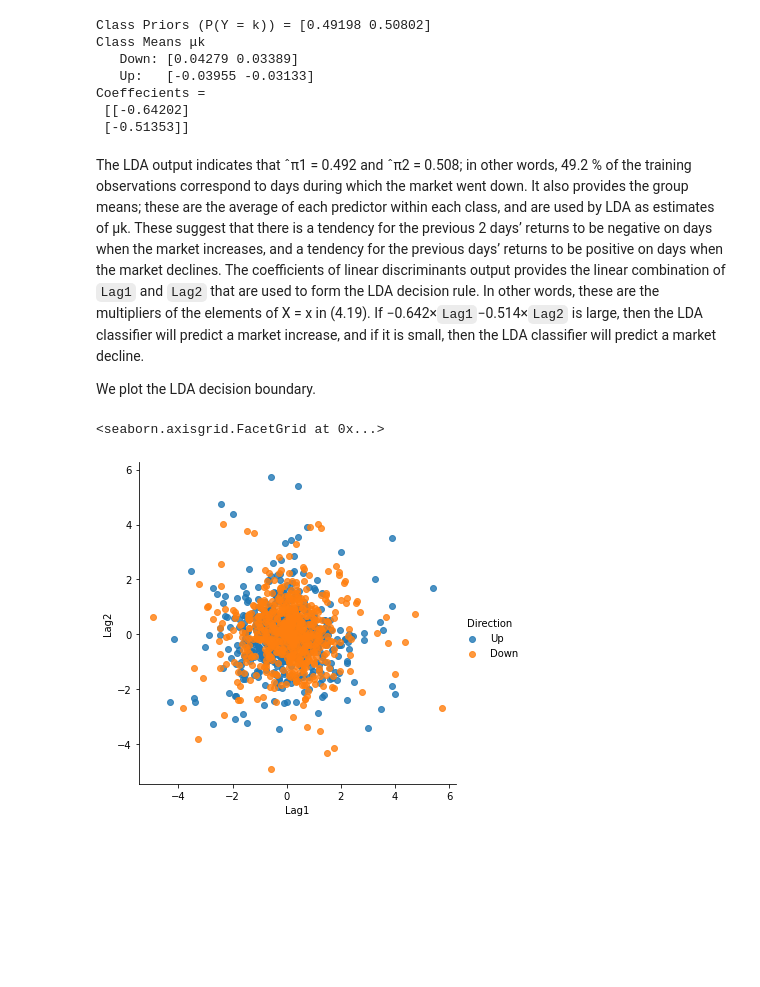
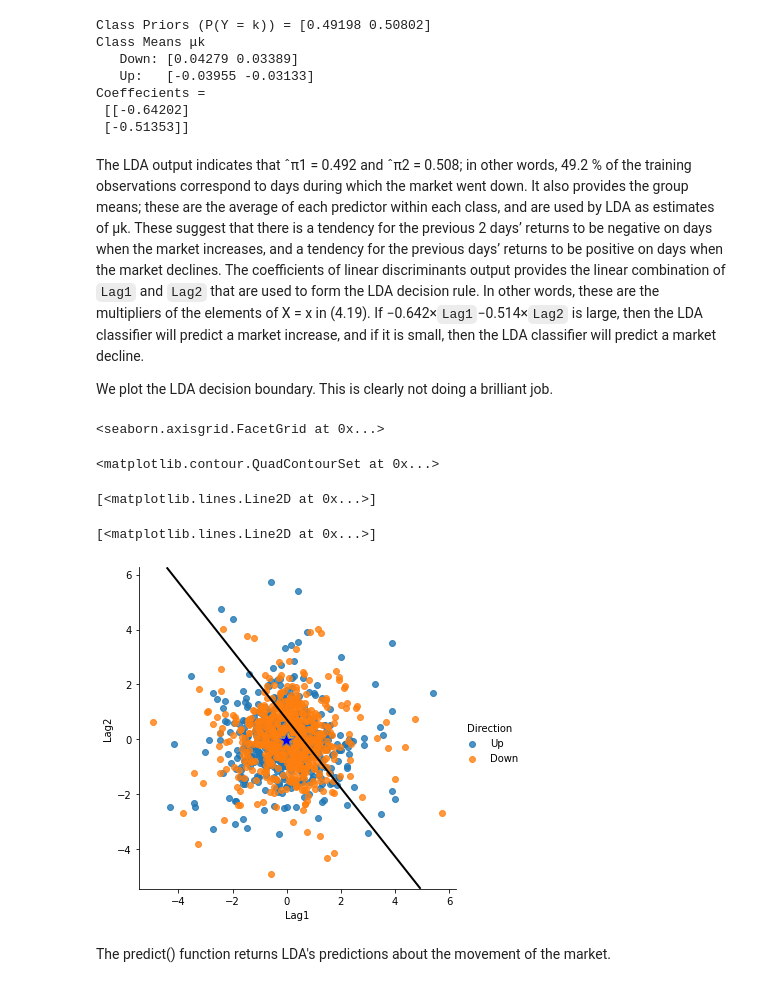
Before and after one commit to alexandrasouly/ISLR-but-python, a Jupyter notebook: Chapter_4_Lab.ipynb, the cells around one changed output. Saved outputs shown, nothing was run; the diff lists cells and outputs as text; code cells hidden in the pictures; blank space fills up the shorter version.

```diff
--- a/Chapter_4_Lab.ipynb
+++ b/Chapter_4_Lab.ipynb
@@ -379,15 +377,35 @@ In other words, these are the multipliers of the elements of X = x in
 predict a market increase, and if it is small, then the LDA classifier will
 predict a market decline.
 
-We plot the LDA decision boundary.
+We plot the LDA decision boundary. This is clearly not doing a brilliant job.
-# %%
-
-# library & dataset
-import seaborn as sns
-
-# Use the 'hue' argument to provide a factor variable
-sns.lmplot( x="Lag1", y="Lag2", data=market, fit_reg=False, hue='Direction', legend=True)
-plt.plot()
-# %% [output]
-<seaborn.axisgrid.FacetGrid at 0x...>
-[figure, removed]
+# %%
+
+# library & dataset
+import seaborn as sns
+from matplotlib import colors
+# Use the 'hue' argument to provide a factor variable
+sns.lmplot( x="Lag1", y="Lag2", data=market, fit_reg=False, hue='Direction', legend=True)
+
+nx, ny = 200, 100
+x_min, x_max = plt.xlim()
+y_min, y_max = plt.ylim()
+xx, yy = np.meshgrid(np.linspace(x_min, x_max, nx),
+                        np.linspace(y_min, y_max, ny))
+Z = model.predict_proba(np.c_[xx.ravel(), yy.ravel()])
+Z = Z[:, 1].reshape(xx.shape)
+
+# decision boundary
+plt.contour(xx, yy, Z, [0.5], linewidths=2., colors='black')
+# means for the classes
+plt.plot(model.means_[0][0], model.means_[0][1],
+            '*', color='orange', markersize=15, markeredgecolor='grey')
+plt.plot(model.means_[1][0], model.means_[1][1],
+            '*', color='blue', markersize=15, markeredgecolor='grey')
+# %% [output]
+<seaborn.axisgrid.FacetGrid at 0x...>
+<matplotlib.contour.QuadContourSet at 0x...>
+[<matplotlib.lines.Line2D at 0x...>]
+[<matplotlib.lines.Line2D at 0x...>]
+[figure, added]
+# %% [markdown]
+The predict() function returns LDA's predictions about the movement of the market.
```
Also changed, not shown: parts of 29 cells of this notebook, 1 other file.
